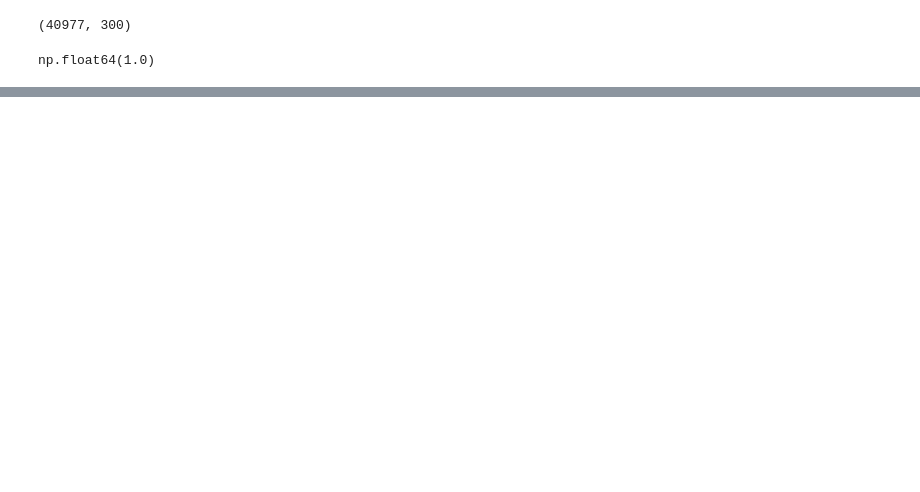
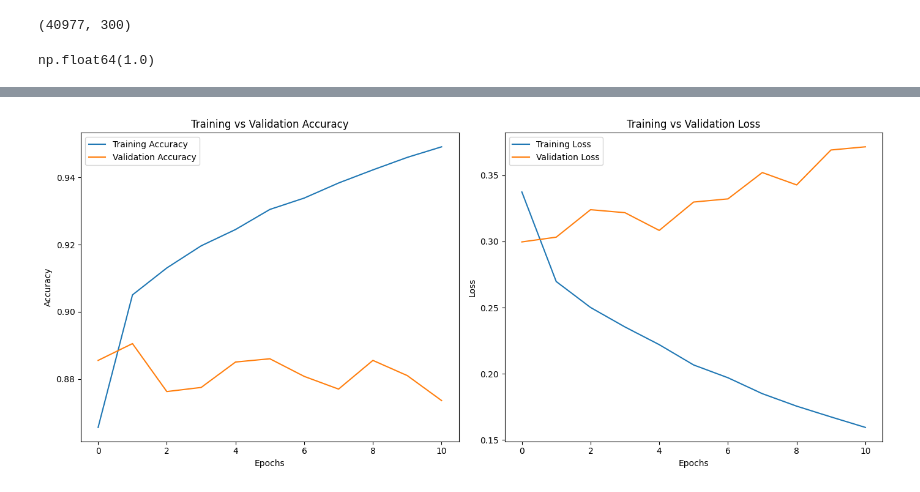
Before and after one commit to IvonLuiz/brazilian-e-commerce-nlp-deep-learning, a Jupyter notebook: e-commerce_nlp.ipynb, the cells around one changed output, grey strips where cells are left out. Saved outputs shown, nothing was run; the diff lists cells and outputs as text; code cells hidden in the pictures; blank space fills up the shorter version.

```diff
--- a/e-commerce_nlp.ipynb
+++ b/e-commerce_nlp.ipynb
@@ -839,0 +1043,14 @@ xla_global_id: -1
+# %%
+import pickle
+
+# If cross validation run we save new values for results
+if run_kfold == True:
+    with open('results.pkl', 'wb') as f:
+        pickle.dump(results, f)
+        print("Resultados salvos em 'results.pkl'.")
+
+# If we didn't do cross validation we load previous results
+if run_kfold == False:
+    with open('results.pkl', 'rb') as f:
+        results = pickle.load(f)
+        print("Resultados carregados de 'results.pkl'.")
@@ -839,0 +1059,4 @@ xla_global_id: -1
+# %%
+best_config = max(results, key=lambda x: x['mean_accuracy'])
+print("Best configuration:")
+print(best_config)
@@ -839,0 +1068,22 @@ xla_global_id: -1
+# %%
+X_train, X_val, y_train, y_val = train_test_split(reviews_padded, y, test_size=0.2, random_state=42)
+# %%
+model = create_lstm_model(best_config['num_layers'],
+                          best_config['units_per_layer'],
+                          X.shape)
+print(model.summary())
+
+model.compile(
+    optimizer = "adam",
+    loss = "binary_crossentropy",
+    metrics = ["accuracy"]
+)
+
+# Train model
+history = model.fit(
+    X_train, y_train,
+    validation_data=(X_val, y_val),
+    epochs=50,
+    batch_size=64,
+    callbacks=[early_stopping]
+)
@@ -839,0 +1131,4 @@ xla_global_id: -1
+# %%
+plot_hist(history)
+# %% [output]
+[figure, added]
```
Also changed, not shown: parts of 34 cells of this notebook, 1 other file.
